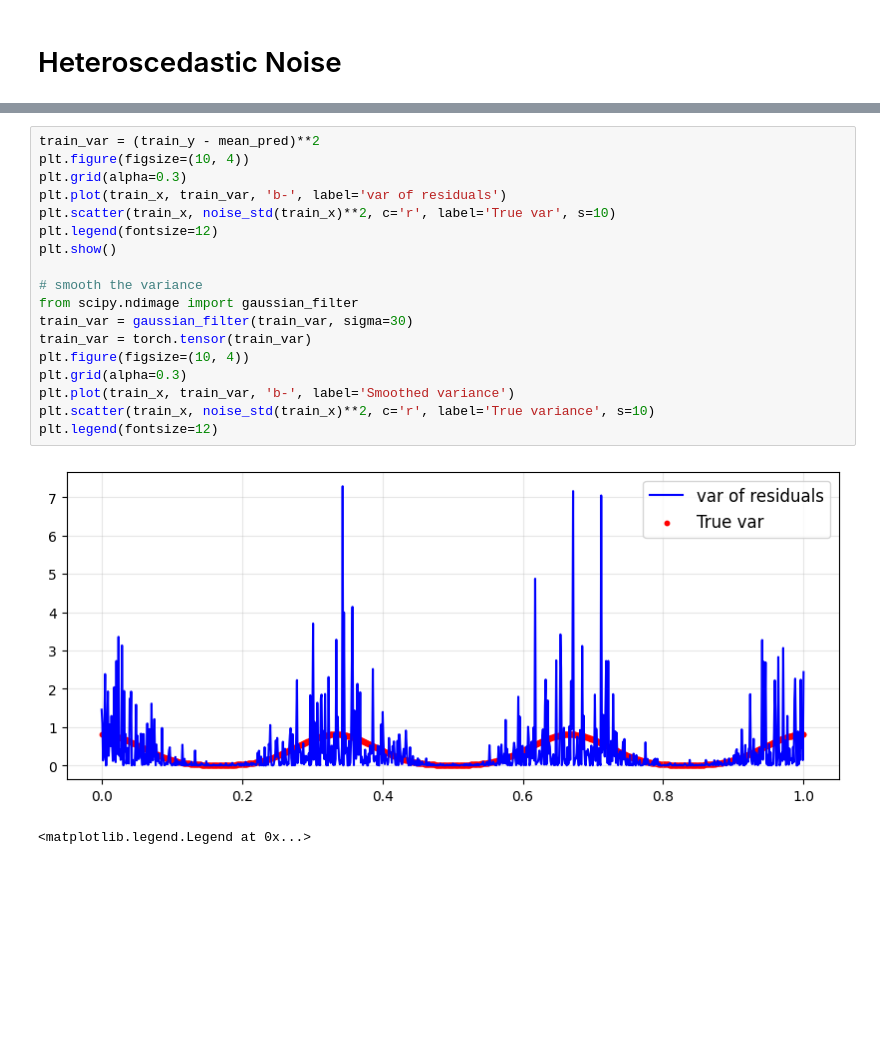
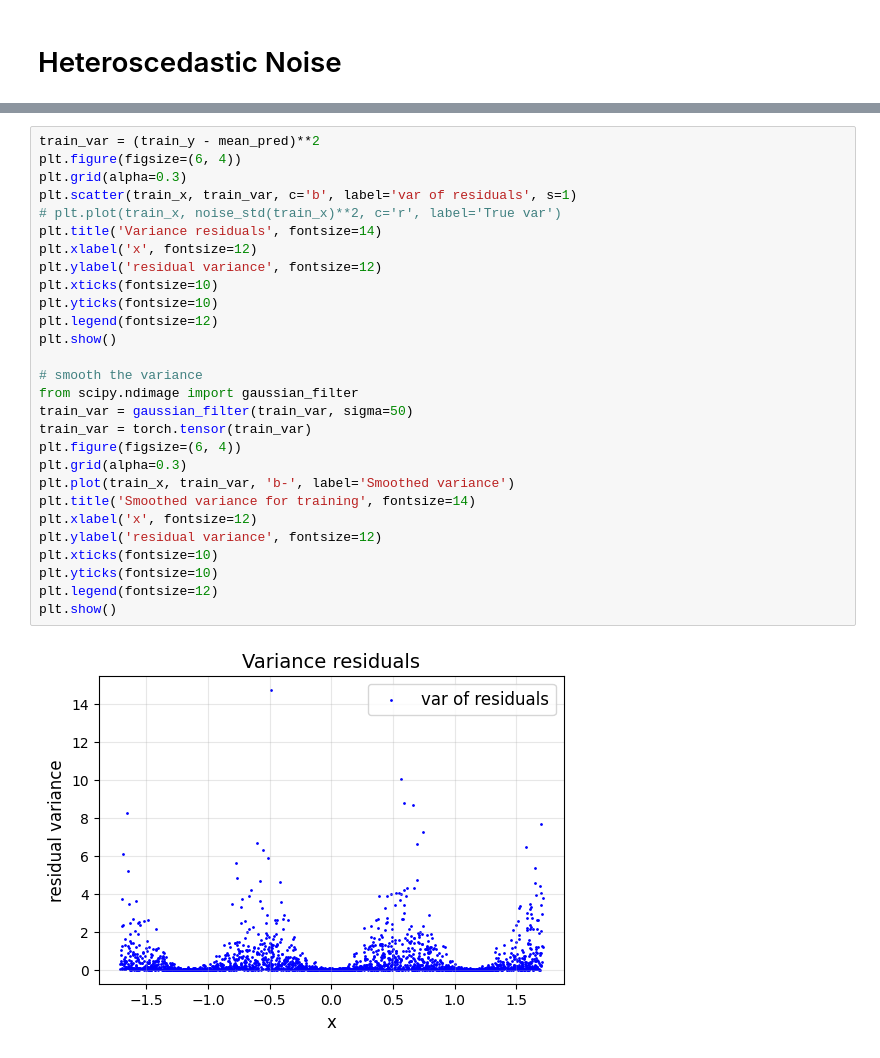
Before and after one commit to gurooria/Diffusion-Gaussian-Processes, a Jupyter notebook: synthetic_1d/gp_1d/gp1d.ipynb, the cells around one changed output, grey strips where cells are left out. Cells and saved outputs as stored; diff of their text form; blank space fills up the shorter version.

```diff
--- a/synthetic_1d/gp_1d/gp1d.ipynb
+++ b/synthetic_1d/gp_1d/gp1d.ipynb
@@ -283,21 +410,30 @@ plt.show()
 # %%
 train_var = (train_y - mean_pred)**2
-plt.figure(figsize=(10, 4))
+plt.figure(figsize=(6, 4))
 plt.grid(alpha=0.3)
-plt.plot(train_x, train_var, 'b-', label='var of residuals')
-plt.scatter(train_x, noise_std(train_x)**2, c='r', label='True var', s=10)
+plt.scatter(train_x, train_var, c='b', label='var of residuals', s=1)
+# plt.plot(train_x, noise_std(train_x)**2, c='r', label='True var')
+plt.title('Variance residuals', fontsize=14)
+plt.xlabel('x', fontsize=12)
+plt.ylabel('residual variance', fontsize=12)
+plt.xticks(fontsize=10)
+plt.yticks(fontsize=10)
 plt.legend(fontsize=12)
 plt.show()
 
 # smooth the variance
 from scipy.ndimage import gaussian_filter
-train_var = gaussian_filter(train_var, sigma=30)
+train_var = gaussian_filter(train_var, sigma=50)
 train_var = torch.tensor(train_var)
-plt.figure(figsize=(10, 4))
+plt.figure(figsize=(6, 4))
 plt.grid(alpha=0.3)
 plt.plot(train_x, train_var, 'b-', label='Smoothed variance')
-plt.scatter(train_x, noise_std(train_x)**2, c='r', label='True variance', s=10)
+plt.title('Smoothed variance for training', fontsize=14)
+plt.xlabel('x', fontsize=12)
+plt.ylabel('residual variance', fontsize=12)
+plt.xticks(fontsize=10)
+plt.yticks(fontsize=10)
 plt.legend(fontsize=12)
+plt.show()
 # %% [output]
-[figure, old version]
+[figure, new version]
-<matplotlib.legend.Legend at 0x...>
```
Also changed, not shown: parts of 26 cells of this notebook, 15 other files.
